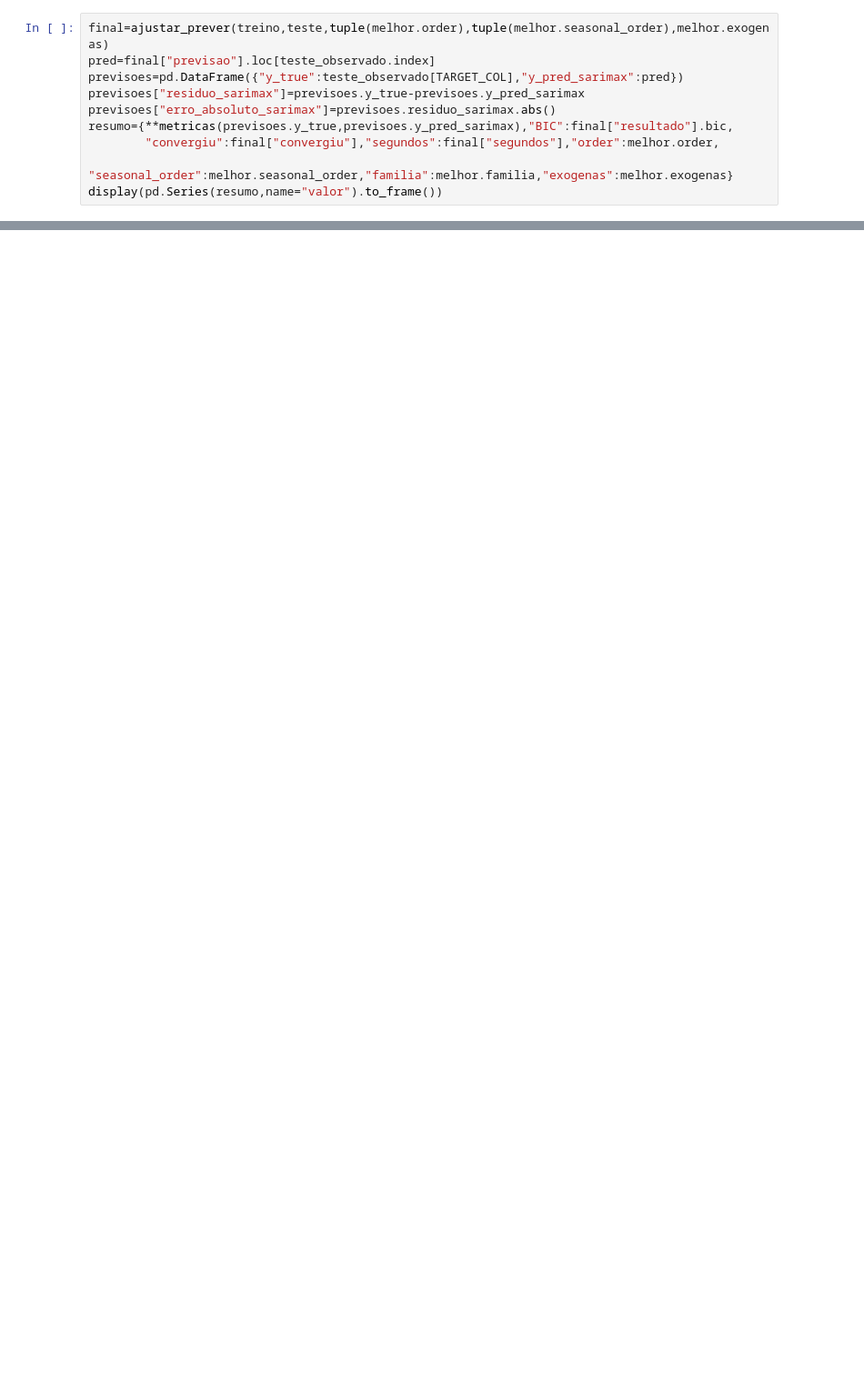
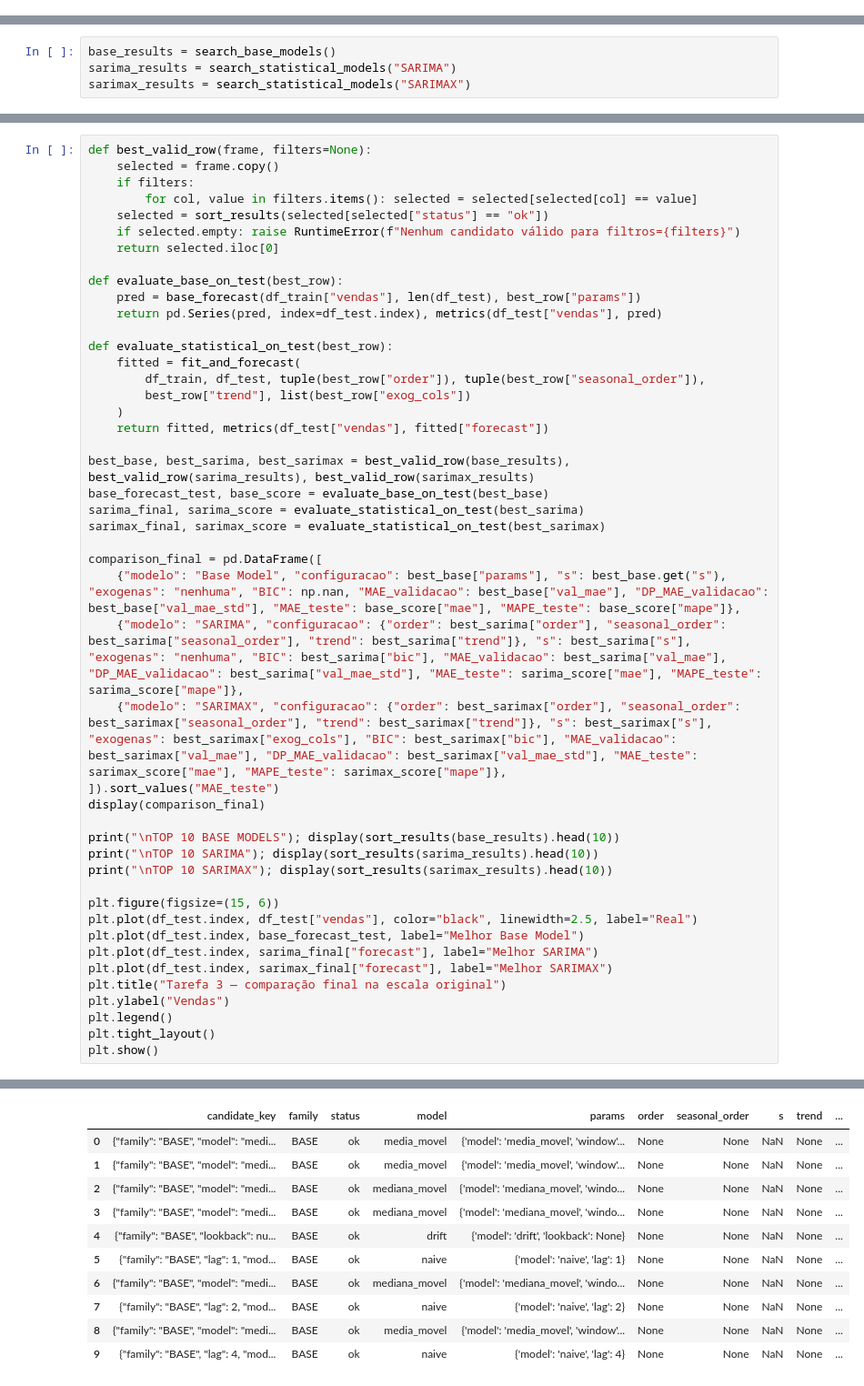
Before and after one commit to lemosriosl/TrabalhoDanielModelos, a Jupyter notebook: trabalho/bases/grupo1/modelos/grupo1_SARIMAX.ipynb, the cells around one changed output, grey strips where cells are left out. Shown at 91% size. Drawn from its saved outputs; the diff is of its cells as text; blank space fills up the shorter version.

Commit message:
refactor: aplicar pipeline sarimax absoluta

```diff
--- a/trabalho/bases/grupo1/modelos/grupo1_SARIMAX.ipynb
+++ b/trabalho/bases/grupo1/modelos/grupo1_SARIMAX.ipynb
@@ -186,10 +0,0 @@ display(melhor.to_frame("melhor configuração"))
-# %%
-final=ajustar_prever(treino,teste,tuple(melhor.order),tuple(melhor.seasonal_order),melhor.exogenas)
-pred=final["previsao"].loc[teste_observado.index]
-previsoes=pd.DataFrame({"y_true":teste_observado[TARGET_COL],"y_pred_sarimax":pred})
-previsoes["residuo_sarimax"]=previsoes.y_true-previsoes.y_pred_sarimax
-previsoes["erro_absoluto_sarimax"]=previsoes.residuo_sarimax.abs()
-resumo={**metricas(previsoes.y_true,previsoes.y_pred_sarimax),"BIC":final["resultado"].bic,
-        "convergiu":final["convergiu"],"segundos":final["segundos"],"order":melhor.order,
-        "seasonal_order":melhor.seasonal_order,"familia":melhor.familia,"exogenas":melhor.exogenas}
-display(pd.Series(resumo,name="valor").to_frame())
@@ -253,0 +569,4 @@ parametros=final["resultado"].params; coef=parametros[parametros.index.isin(EXOG
+# %%
+base_results = search_base_models()
+sarima_results = search_statistical_models("SARIMA")
+sarimax_results = search_statistical_models("SARIMAX")
@@ -253,0 +593,47 @@ parametros=final["resultado"].params; coef=parametros[parametros.index.isin(EXOG
+# %%
+def best_valid_row(frame, filters=None):
+    selected = frame.copy()
+    if filters:
+        for col, value in filters.items(): selected = selected[selected[col] == value]
+    selected = sort_results(selected[selected["status"] == "ok"])
+    if selected.empty: raise RuntimeError(f"Nenhum candidato válido para filtros={filters}")
+    return selected.iloc[0]
+
+def evaluate_base_on_test(best_row):
+    pred = base_forecast(df_train["vendas"], len(df_test), best_row["params"])
+    return pd.Series(pred, index=df_test.index), metrics(df_test["vendas"], pred)
+
+def evaluate_statistical_on_test(best_row):
+    fitted = fit_and_forecast(
+        df_train, df_test, tuple(best_row["order"]), tuple(best_row["seasonal_order"]),
+        best_row["trend"], list(best_row["exog_cols"])
+    )
+    return fitted, metrics(df_test["vendas"], fitted["forecast"])
+
+best_base, best_sarima, best_sarimax = best_valid_row(base_results), best_valid_row(sarima_results), best_valid_row(sarimax_results)
+base_forecast_test, base_score = evaluate_base_on_test(best_base)
+sarima_final, sarima_score = evaluate_statistical_on_test(best_sarima)
+sarimax_final, sarimax_score = evaluate_statistical_on_test(best_sarimax)
+
+comparison_final = pd.DataFrame([
+    {"modelo": "Base Model", "configuracao": best_base["params"], "s": best_base.get("s"), "exogenas": "nenhuma", "BIC": np.nan, "MAE_validacao": best_base["val_mae"], "DP_MAE_validacao": best_base["val_mae_std"], "MAE_teste": base_score["mae"], "MAPE_teste": base_score["mape"]},
+    {"modelo": "SARIMA", "configuracao": {"order": best_sarima["order"], "seasonal_order": best_sarima["seasonal_order"], "trend": best_sarima["trend"]}, "s": best_sarima["s"], "exogenas": "nenhuma", "BIC": best_sarima["bic"], "MAE_validacao": best_sarima["val_mae"], "DP_MAE_validacao": best_sarima["val_mae_std"], "MAE_teste": sarima_score["mae"], "MAPE_teste": sarima_score["mape"]},
+    {"modelo": "SARIMAX", "configuracao": {"order": best_sarimax["order"], "seasonal_order": best_sarimax["seasonal_order"], "trend": best_sarimax["trend"]}, "s": best_sarimax["s"], "exogenas": best_sarimax["exog_cols"], "BIC": best_sarimax["bic"], "MAE_validacao": best_sarimax["val_mae"], "DP_MAE_validacao": best_sarimax["val_mae_std"], "MAE_teste": sarimax_score["mae"], "MAPE_teste": sarimax_score["mape"]},
+]).sort_values("MAE_teste")
+display(comparison_final)
+
+print("\nTOP 10 BASE MODELS"); display(sort_results(base_results).head(10))
+print("\nTOP 10 SARIMA"); display(sort_results(sarima_results).head(10))
+print("\nTOP 10 SARIMAX"); display(sort_results(sarimax_results).head(10))
+
+plt.figure(figsize=(15, 6))
+plt.plot(df_test.index, df_test["vendas"], color="black", linewidth=2.5, label="Real")
+plt.plot(df_test.index, base_forecast_test, label="Melhor Base Model")
+plt.plot(df_test.index, sarima_final["forecast"], label="Melhor SARIMA")
+plt.plot(df_test.index, sarimax_final["forecast"], label="Melhor SARIMAX")
+plt.title("Tarefa 3 — comparação final na escala original")
+plt.ylabel("Vendas")
+plt.legend()
+plt.tight_layout()
+plt.show()
+# %% [output]
@@ -253,0 +645,11 @@ parametros=final["resultado"].params; coef=parametros[parametros.index.isin(EXOG
+|  | candidate_key | family | status | model | params | order | seasonal_order | s | trend | ... |
+| 0 | {"family": "BASE", "model": "medi... | BASE | ok | media_movel | {'model': 'media_movel', 'window'... | None | None | NaN | None | ... |
+| 1 | {"family": "BASE", "model": "medi... | BASE | ok | media_movel | {'model': 'media_movel', 'window'... | None | None | NaN | None | ... |
+| 2 | {"family": "BASE", "model": "medi... | BASE | ok | mediana_movel | {'model': 'mediana_movel', 'windo... | None | None | NaN | None | ... |
+| 3 | {"family": "BASE", "model": "medi... | BASE | ok | mediana_movel | {'model': 'mediana_movel', 'windo... | None | None | NaN | None | ... |
+| 4 | {"family": "BASE", "lookback": nu... | BASE | ok | drift | {'model': 'drift', 'lookback': None} | None | None | NaN | None | ... |
+| 5 | {"family": "BASE", "lag": 1, "mod... | BASE | ok | naive | {'model': 'naive', 'lag': 1} | None | None | NaN | None | ... |
+| 6 | {"family": "BASE", "model": "medi... | BASE | ok | mediana_movel | {'model': 'mediana_movel', 'windo... | None | None | NaN | None | ... |
+| 7 | {"family": "BASE", "lag": 2, "mod... | BASE | ok | naive | {'model': 'naive', 'lag': 2} | None | None | NaN | None | ... |
+| 8 | {"family": "BASE", "model": "medi... | BASE | ok | media_movel | {'model': 'media_movel', 'window'... | None | None | NaN | None | ... |
+| 9 | {"family": "BASE", "lag": 4, "mod... | BASE | ok | naive | {'model': 'naive', 'lag': 4} | None | None | NaN | None | ... |
```
Also changed, not shown: parts of 42 cells of this notebook, 4 other files.
